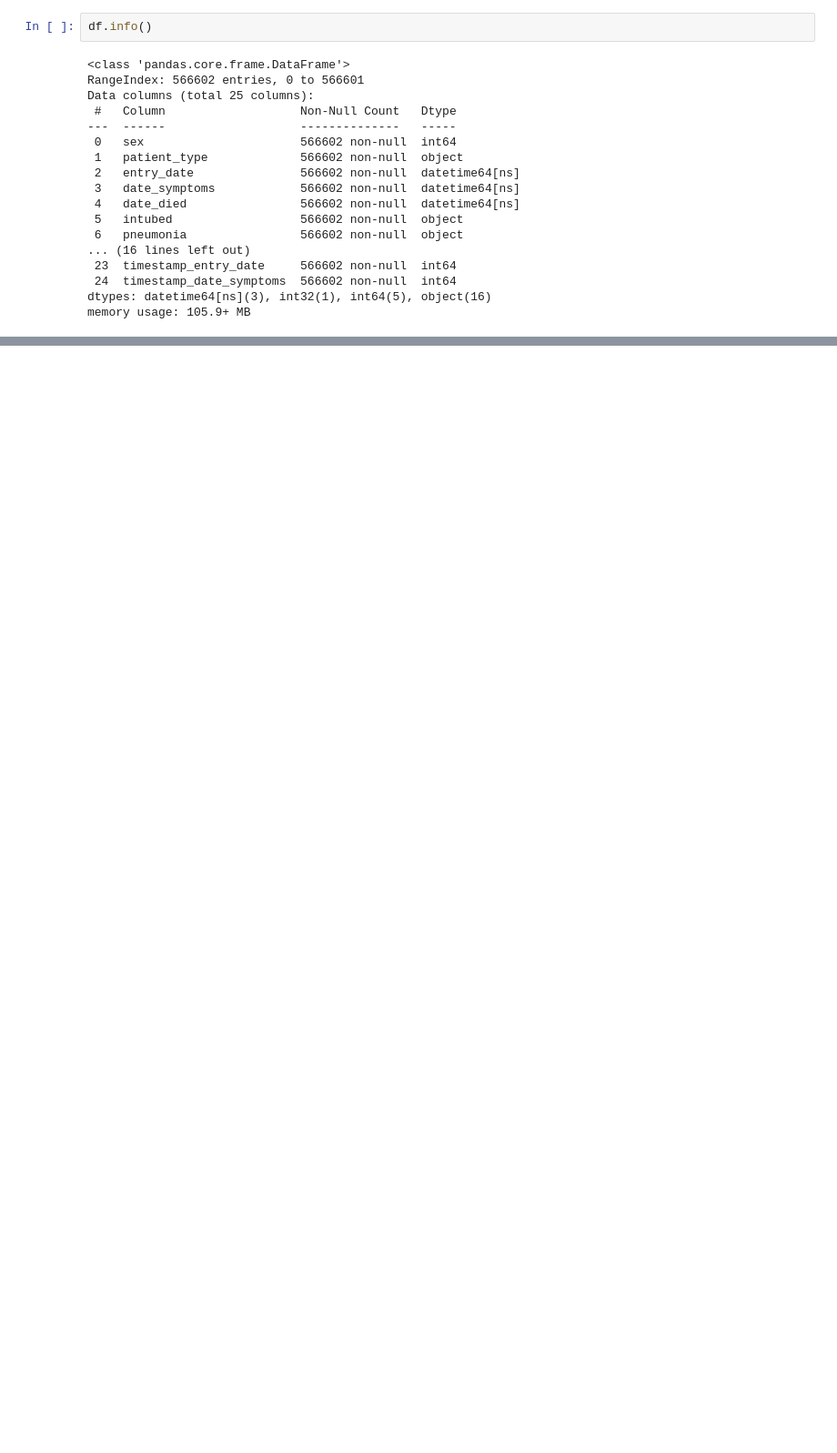
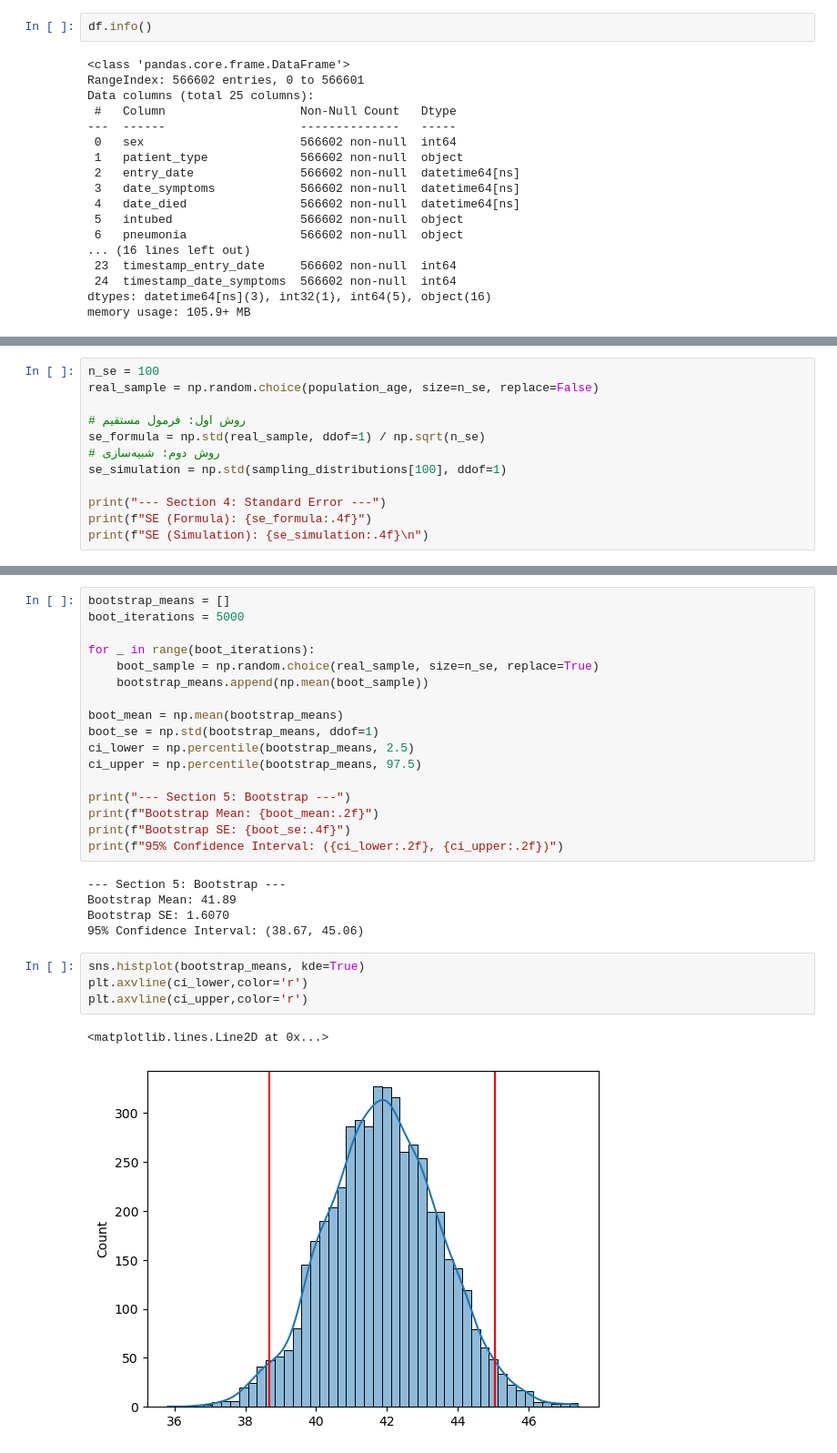
Before and after one commit to Pourya-Ardestani/DataScience, a Jupyter notebook: third.ipynb, the cells around one changed output, grey strips where cells are left out. Shown at 91% size. Drawn from its saved outputs; the diff is of its cells as text; blank space fills up the shorter version.

```diff
--- a/third.ipynb
+++ b/third.ipynb
@@ -287,0 +367,12 @@ memory usage: 43.8 MB
+# %%
+n_se = 100
+real_sample = np.random.choice(population_age, size=n_se, replace=False)
+
+# روش اول: فرمول مستقیم
+se_formula = np.std(real_sample, ddof=1) / np.sqrt(n_se)
+# روش دوم: شبیه‌سازی
+se_simulation = np.std(sampling_distributions[100], ddof=1)
+
+print("--- Section 4: Standard Error ---")
+print(f"SE (Formula): {se_formula:.4f}")
+print(f"SE (Simulation): {se_simulation:.4f}\n")
@@ -287,0 +390,29 @@ memory usage: 43.8 MB
+# %%
+bootstrap_means = []
+boot_iterations = 5000
+
+for _ in range(boot_iterations):
+    boot_sample = np.random.choice(real_sample, size=n_se, replace=True)
+    bootstrap_means.append(np.mean(boot_sample))
+
+boot_mean = np.mean(bootstrap_means)
+boot_se = np.std(bootstrap_means, ddof=1)
+ci_lower = np.percentile(bootstrap_means, 2.5)
+ci_upper = np.percentile(bootstrap_means, 97.5)
+
+print("--- Section 5: Bootstrap ---")
+print(f"Bootstrap Mean: {boot_mean:.2f}")
+print(f"Bootstrap SE: {boot_se:.4f}")
+print(f"95% Confidence Interval: ({ci_lower:.2f}, {ci_upper:.2f})")
+# %% [output]
+--- Section 5: Bootstrap ---
+Bootstrap Mean: 41.89
+Bootstrap SE: 1.6070
+95% Confidence Interval: (38.67, 45.06)
+# %%
+sns.histplot(bootstrap_means, kde=True)
+plt.axvline(ci_lower,color='r')
+plt.axvline(ci_upper,color='r')
+# %% [output]
+<matplotlib.lines.Line2D at 0x...>
+[figure, added]
```
Also changed, not shown: parts of 18 cells of this notebook.
